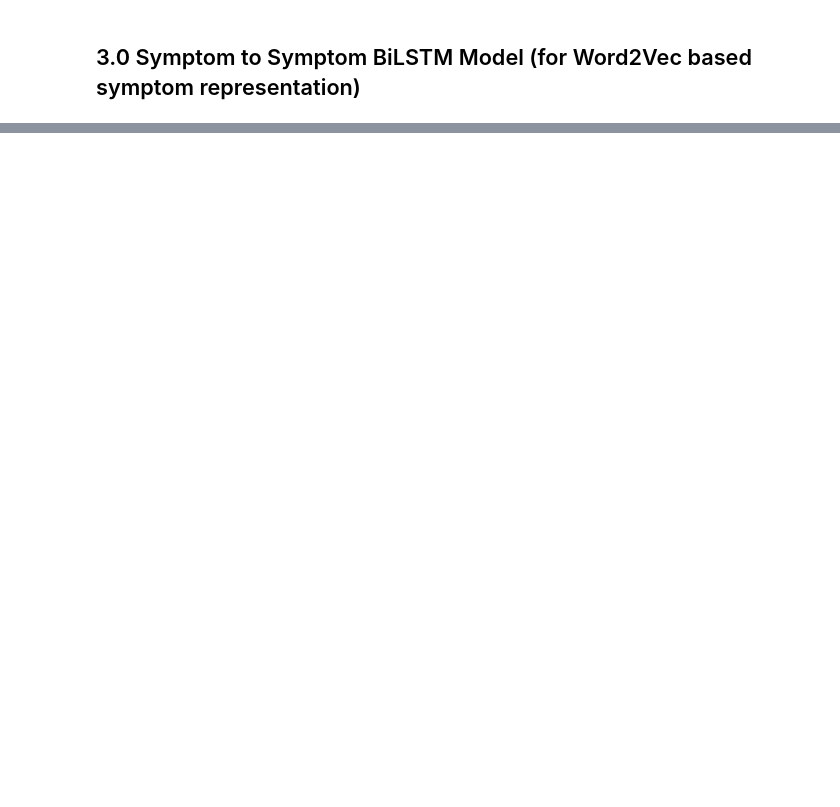
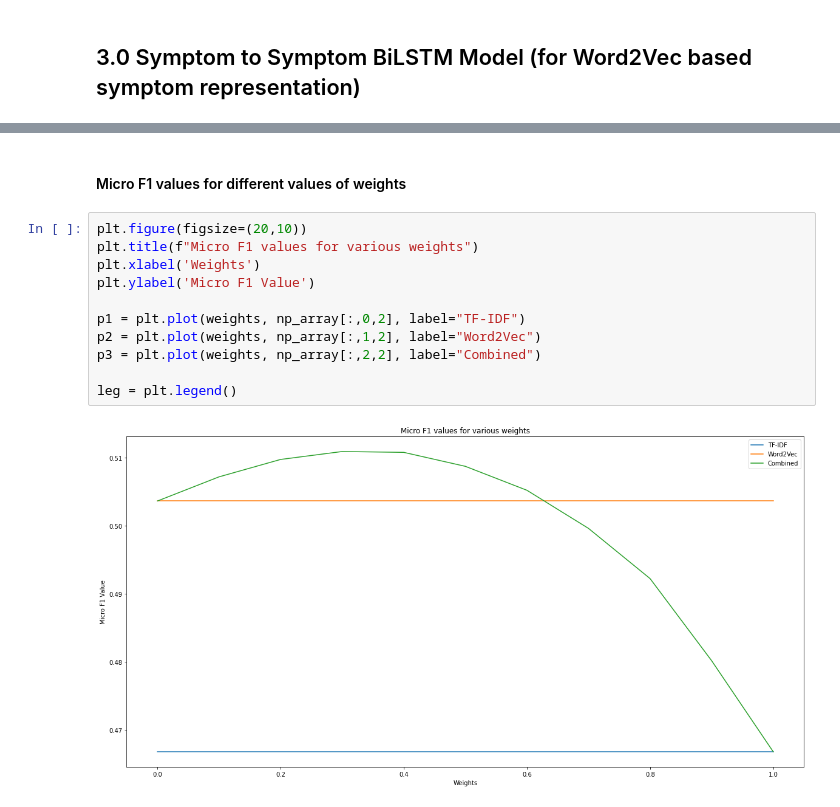
Before and after one commit to ratanbajpai/disease_prediction_using_bilstm, a Jupyter notebook: source/05_bilstm_training_v2.ipynb, the cells around one changed output, grey strips where cells are left out. Drawn from its saved outputs; the diff is of its cells as text; blank space fills up the shorter version.

```diff
--- a/source/05_bilstm_training_v2.ipynb
+++ b/source/05_bilstm_training_v2.ipynb
@@ -580,0 +798,15 @@ Final 	 Validation p: 0.37, r:0.41, f: 0.39, auc: 0.68
+# %% [markdown]
+#### Micro F1 values for different values of weights
+# %%
+plt.figure(figsize=(20,10))
+plt.title(f"Micro F1 values for various weights")
+plt.xlabel('Weights')
+plt.ylabel('Micro F1 Value')
+
+p1 = plt.plot(weights, np_array[:,0,2], label="TF-IDF")
+p2 = plt.plot(weights, np_array[:,1,2], label="Word2Vec")
+p3 = plt.plot(weights, np_array[:,2,2], label="Combined")
+
+leg = plt.legend()
+# %% [output]
+[figure, added]
```
Also changed, not shown: parts of 37 cells of this notebook, 1 other file.
